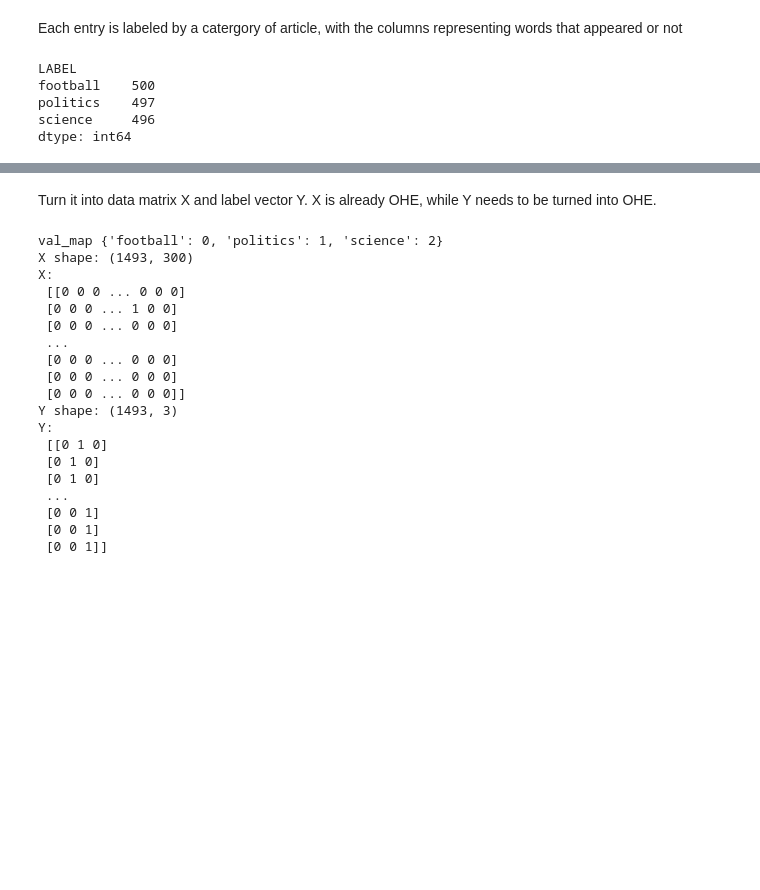
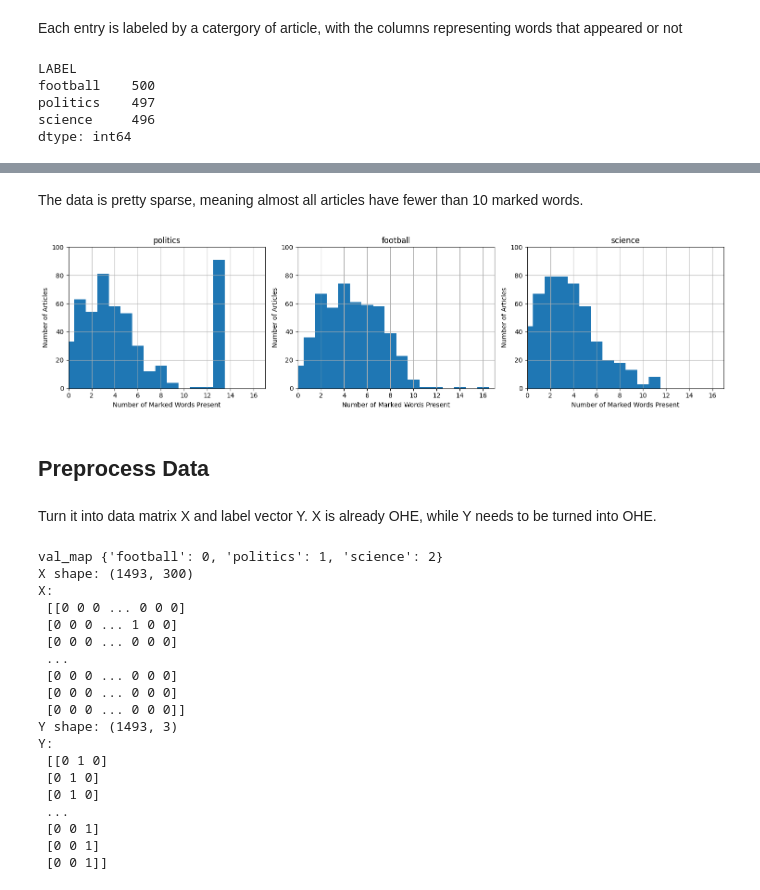
Before and after one commit to eliweissler/CSCI_5576_HW, a Jupyter notebook: exam_3/part_3.ipynb, the cells around one changed output, grey strips where cells are left out. Drawn from its saved outputs; the diff is of its cells as text; code cells hidden in the pictures; blank space fills up the shorter version.

```diff
--- a/exam_3/part_3.ipynb
+++ b/exam_3/part_3.ipynb
@@ -99,3 +119,24 @@ dtype: int64
+# %% [markdown]
+The data is pretty sparse, meaning almost all articles have fewer than 10 marked words.
+# %%
+f, ax = plt.subplots(ncols=3)
+f.set_size_inches((15,4))
+
+for i, label in enumerate(data.LABEL.unique()):
+    nwords_present = data[data.LABEL == label][[c for c in data.columns if c != "LABEL"]].sum(axis=1)
+    ax[i].hist(x = nwords_present.values, bins=nwords_present.max()-nwords_present.min(),align="left")
+    ax[i].grid()
+    ax[i].set_ylabel("Number of Articles")
+    ax[i].set_xlabel("Number of Marked Words Present");
+    ax[i].set_title(label)
+    ax[i].set_xlim(0,17)
+    ax[i].set_ylim(0,100)
+
+plt.tight_layout();
+# %% [output]
+[figure, added]
+# %% [markdown]
+## Preprocess Data
 # %% [markdown]
 Turn it into data matrix X and label vector Y. X is already OHE, while Y needs to be turned into OHE.
 # %%
```
Also changed, not shown: parts of 37 cells of this notebook, 1 other file.
